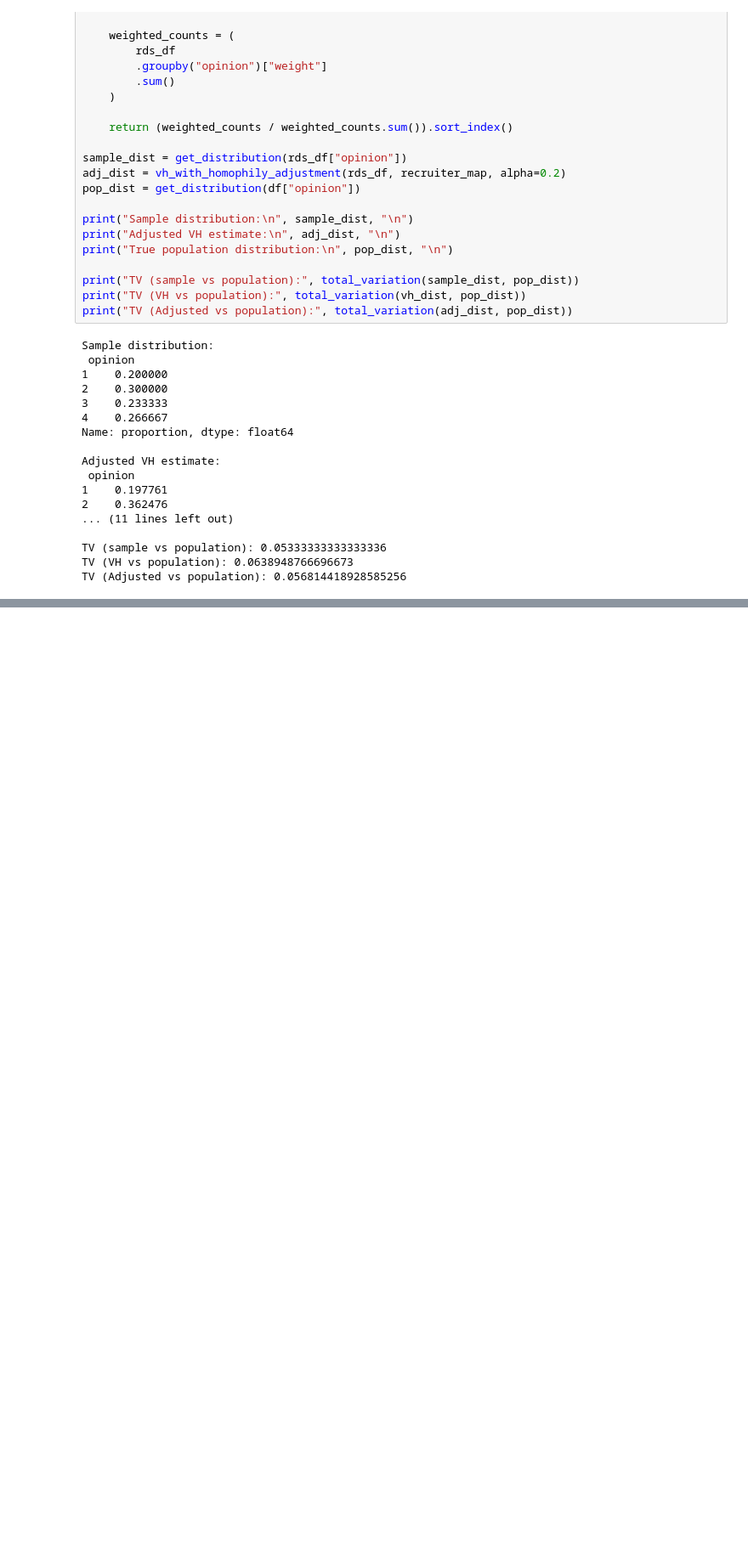
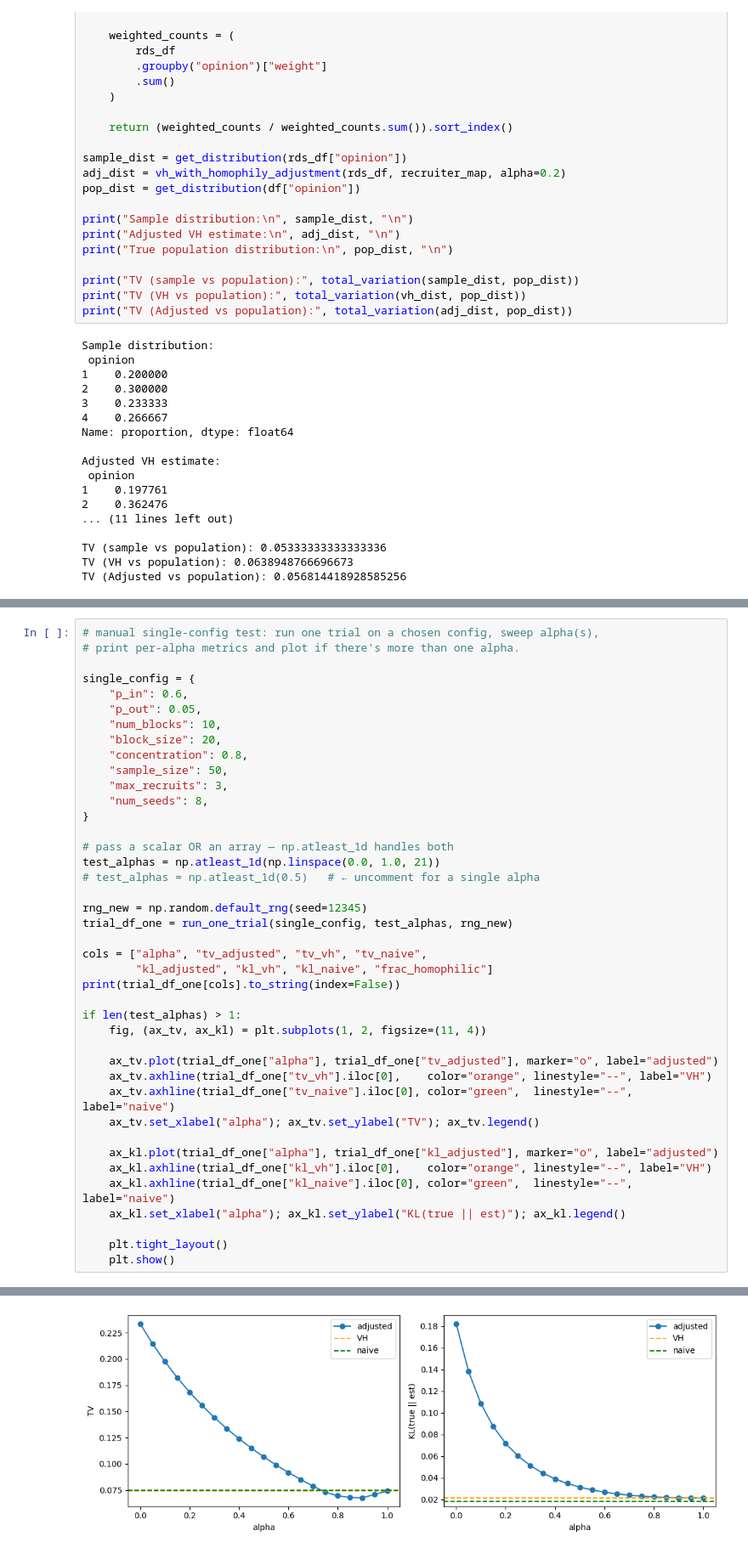
Before and after one commit to justinyli/unbiasing-social-networks, a Jupyter notebook: code/experiments.ipynb, the cells around one changed output, grey strips where cells are left out. Shown at 85% size. Drawn from its saved outputs; the diff is of its cells as text; blank space fills up the shorter version.

```diff
--- a/code/experiments.ipynb
+++ b/code/experiments.ipynb
@@ -286,0 +677,42 @@ TV (Adjusted vs population): 0.056814418928585256
+# %%
+# manual single-config test: run one trial on a chosen config, sweep alpha(s),
+# print per-alpha metrics and plot if there's more than one alpha.
+
+single_config = {
+    "p_in": 0.6,
+    "p_out": 0.05,
+    "num_blocks": 10,
+    "block_size": 20,
+    "concentration": 0.8,
+    "sample_size": 50,
+    "max_recruits": 3,
+    "num_seeds": 8,
+}
+
+# pass a scalar OR an array — np.atleast_1d handles both
+test_alphas = np.atleast_1d(np.linspace(0.0, 1.0, 21))
+# test_alphas = np.atleast_1d(0.5)   # ← uncomment for a single alpha
+
+rng_new = np.random.default_rng(seed=12345)
+trial_df_one = run_one_trial(single_config, test_alphas, rng_new)
+
+cols = ["alpha", "tv_adjusted", "tv_vh", "tv_naive",
+        "kl_adjusted", "kl_vh", "kl_naive", "frac_homophilic"]
+print(trial_df_one[cols].to_string(index=False))
+
+if len(test_alphas) > 1:
+    fig, (ax_tv, ax_kl) = plt.subplots(1, 2, figsize=(11, 4))
+
+    ax_tv.plot(trial_df_one["alpha"], trial_df_one["tv_adjusted"], marker="o", label="adjusted")
+    ax_tv.axhline(trial_df_one["tv_vh"].iloc[0],    color="orange", linestyle="--", label="VH")
+    ax_tv.axhline(trial_df_one["tv_naive"].iloc[0], color="green",  linestyle="--", label="naive")
+    ax_tv.set_xlabel("alpha"); ax_tv.set_ylabel("TV"); ax_tv.legend()
+
+    ax_kl.plot(trial_df_one["alpha"], trial_df_one["kl_adjusted"], marker="o", label="adjusted")
+    ax_kl.axhline(trial_df_one["kl_vh"].iloc[0],    color="orange", linestyle="--", label="VH")
+    ax_kl.axhline(trial_df_one["kl_naive"].iloc[0], color="green",  linestyle="--", label="naive")
+    ax_kl.set_xlabel("alpha"); ax_kl.set_ylabel("KL(true || est)"); ax_kl.legend()
+
+    plt.tight_layout()
+    plt.show()
+# %% [output]
@@ -286,0 +736 @@ TV (Adjusted vs population): 0.056814418928585256
+[figure, added]
```
Also changed, not shown: parts of 12 cells of this notebook, 1 other file.
